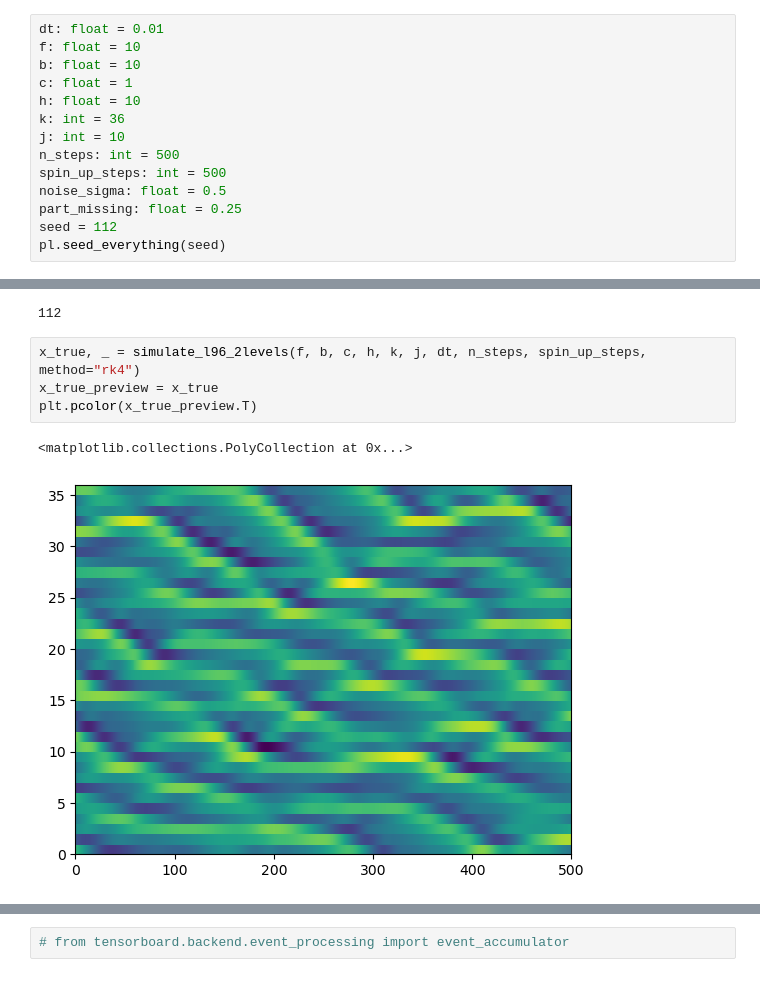
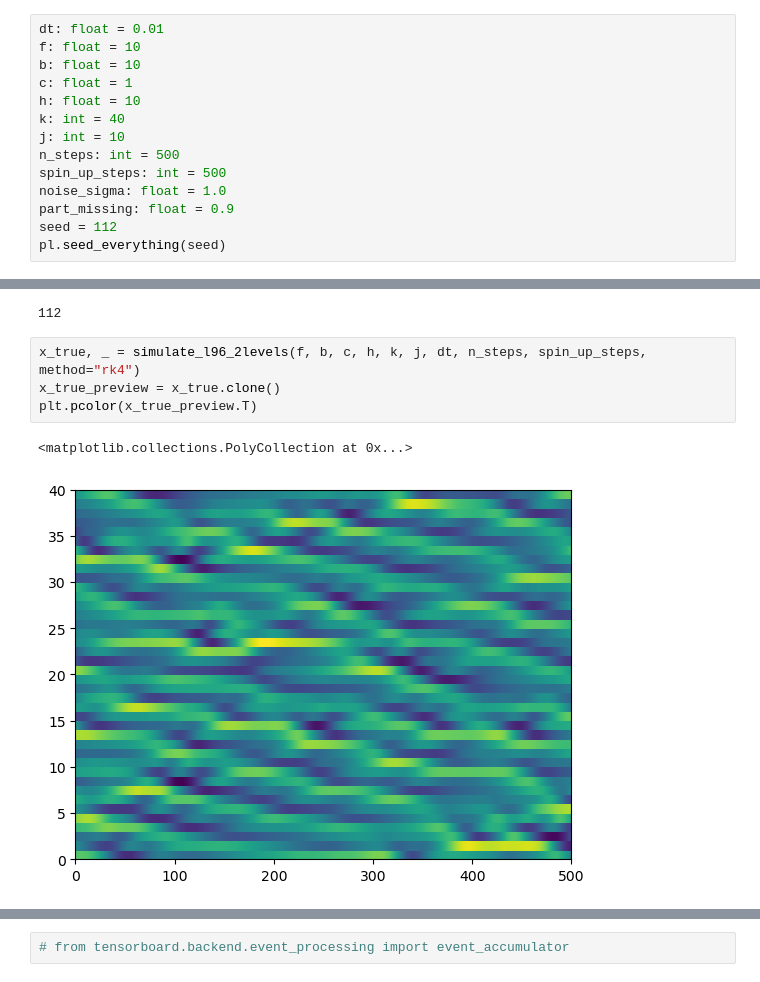
Before and after one commit to m-dml/coda, a Jupyter notebook: notebooks/lorenz96-playground.ipynb, the cells around one changed output, grey strips where cells are left out. Cells and saved outputs as stored; diff of their text form.

```diff
--- a/notebooks/lorenz96-playground.ipynb
+++ b/notebooks/lorenz96-playground.ipynb
@@ -85,12 +85,12 @@ f: float = 10
 b: float = 10
 c: float = 1
 h: float = 10
-k: int = 36
+k: int = 40
 j: int = 10
 n_steps: int = 500
 spin_up_steps: int = 500
-noise_sigma: float = 0.5
-part_missing: float = 0.25
+noise_sigma: float = 1.0
+part_missing: float = 0.9
 seed = 112
 pl.seed_everything(seed)
 # %% [output]
@@ -98,11 +98,11 @@ Global seed set to 112
 112
 # %%
 x_true, _ = simulate_l96_2levels(f, b, c, h, k, j, dt, n_steps, spin_up_steps, method="rk4")
-x_true_preview = x_true
+x_true_preview = x_true.clone()
 plt.pcolor(x_true_preview.T)
 # %% [output]
 <matplotlib.collections.PolyCollection at 0x...>
-[figure, old version]
+[figure, new version]
 # %%
 x_obs = corrupt(x_true, noise_sigma, part_missing)
 x_obs_preview = x_obs.clone()
```
Also changed, not shown: parts of 7 cells of this notebook, 27 other files.
